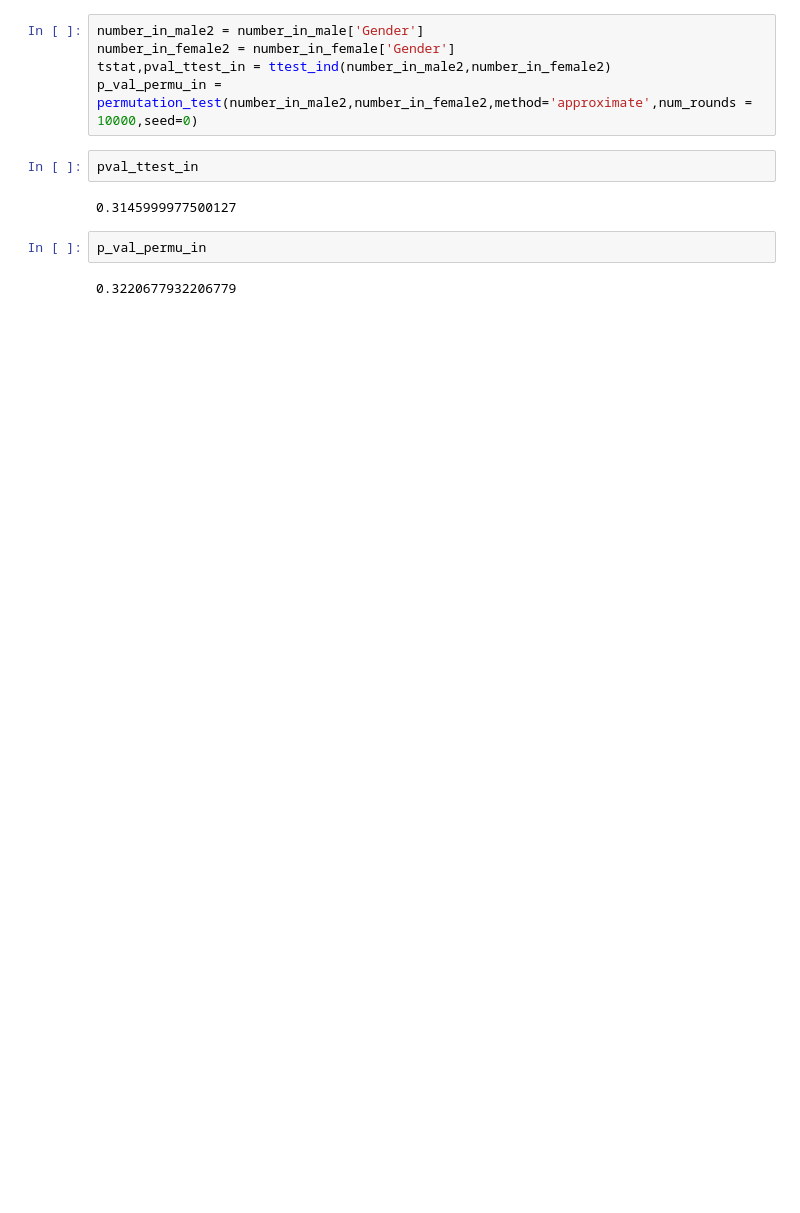
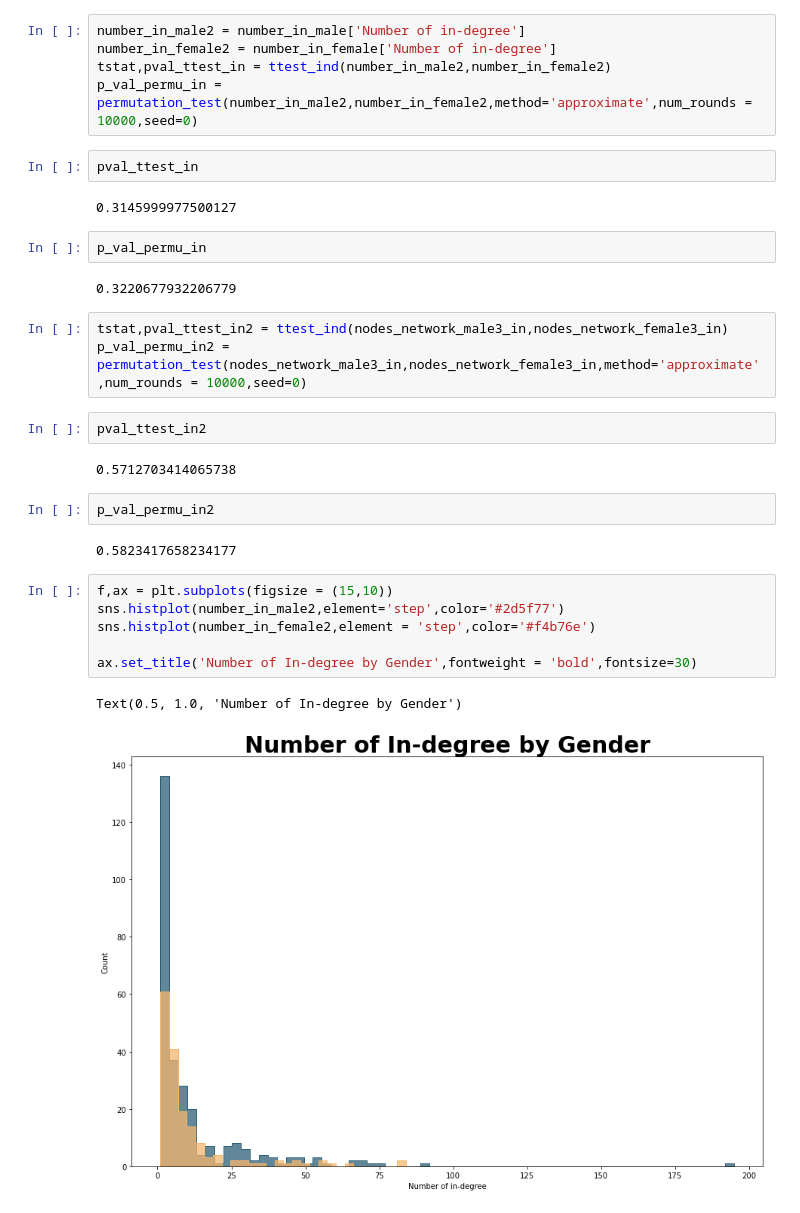
Before and after one commit to feelzoo/assortativity, a Jupyter notebook: Assortativity.ipynb, the cells around one changed output. Saved outputs shown, nothing was run; the diff lists cells and outputs as text; blank space fills up the shorter version.

```diff
--- a/Assortativity.ipynb
+++ b/Assortativity.ipynb
@@ -383,6 +508,6 @@ number_in_female
 # %%
-number_in_male2 = number_in_male['Gender']
-number_in_female2 = number_in_female['Gender']
+number_in_male2 = number_in_male['Number of in-degree']
+number_in_female2 = number_in_female['Number of in-degree']
 tstat,pval_ttest_in = ttest_ind(number_in_male2,number_in_female2)
 p_val_permu_in = permutation_test(number_in_male2,number_in_female2,method='approximate',num_rounds = 10000,seed=0)
 # %%
@@ -393,3 +518,23 @@ pval_ttest_in
 p_val_permu_in
 # %% [output]
 0.3220677932206779
+# %%
+tstat,pval_ttest_in2 = ttest_ind(nodes_network_male3_in,nodes_network_female3_in)
+p_val_permu_in2 = permutation_test(nodes_network_male3_in,nodes_network_female3_in,method='approximate',num_rounds = 10000,seed=0)
+# %%
+pval_ttest_in2
+# %% [output]
+0.5712703414065738
+# %%
+p_val_permu_in2
+# %% [output]
+0.5823417658234177
+# %%
+f,ax = plt.subplots(figsize = (15,10))
+sns.histplot(number_in_male2,element='step',color='#2d5f77')
+sns.histplot(number_in_female2,element = 'step',color='#f4b76e')
+
+ax.set_title('Number of In-degree by Gender',fontweight = 'bold',fontsize=30)
+# %% [output]
+Text(0.5, 1.0, 'Number of In-degree by Gender')
+[figure, added]
```
Also changed, not shown: parts of 34 cells of this notebook.
